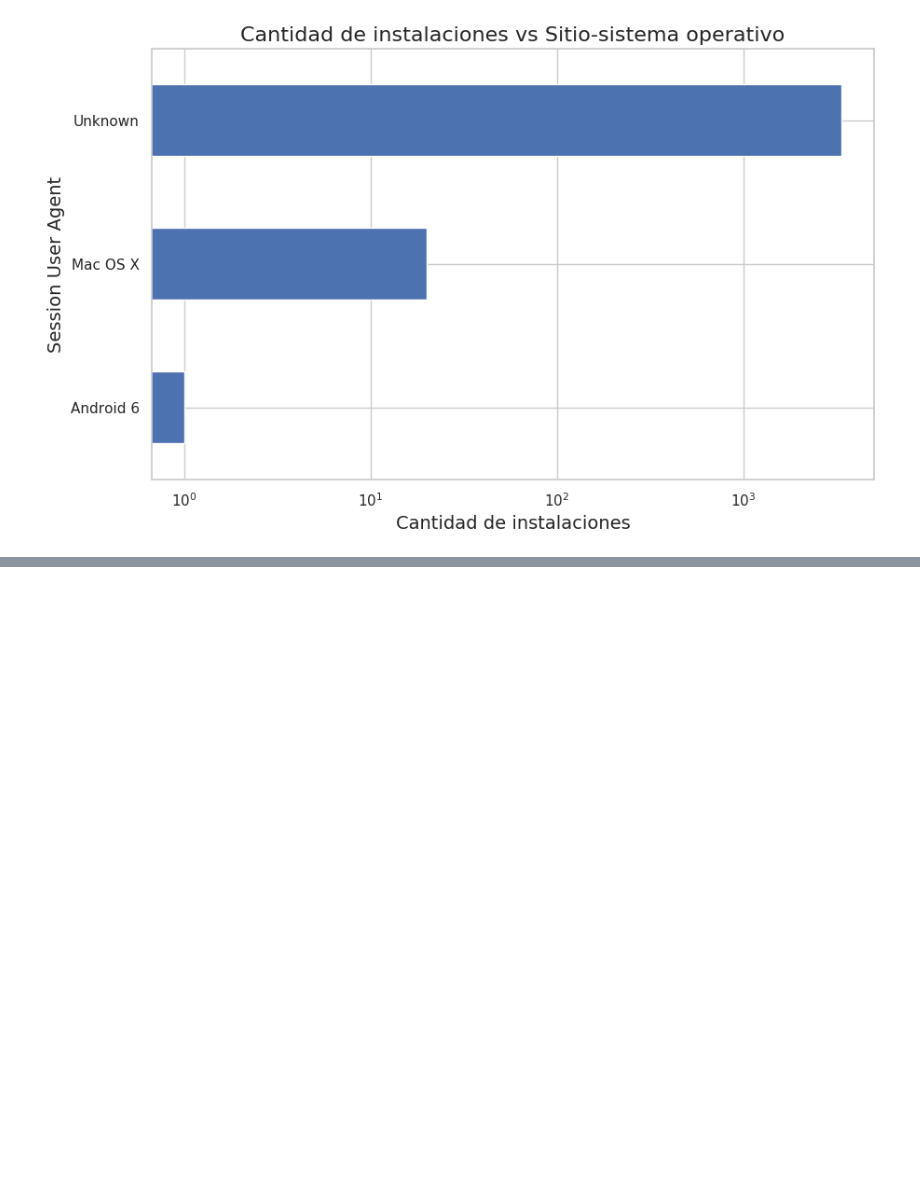
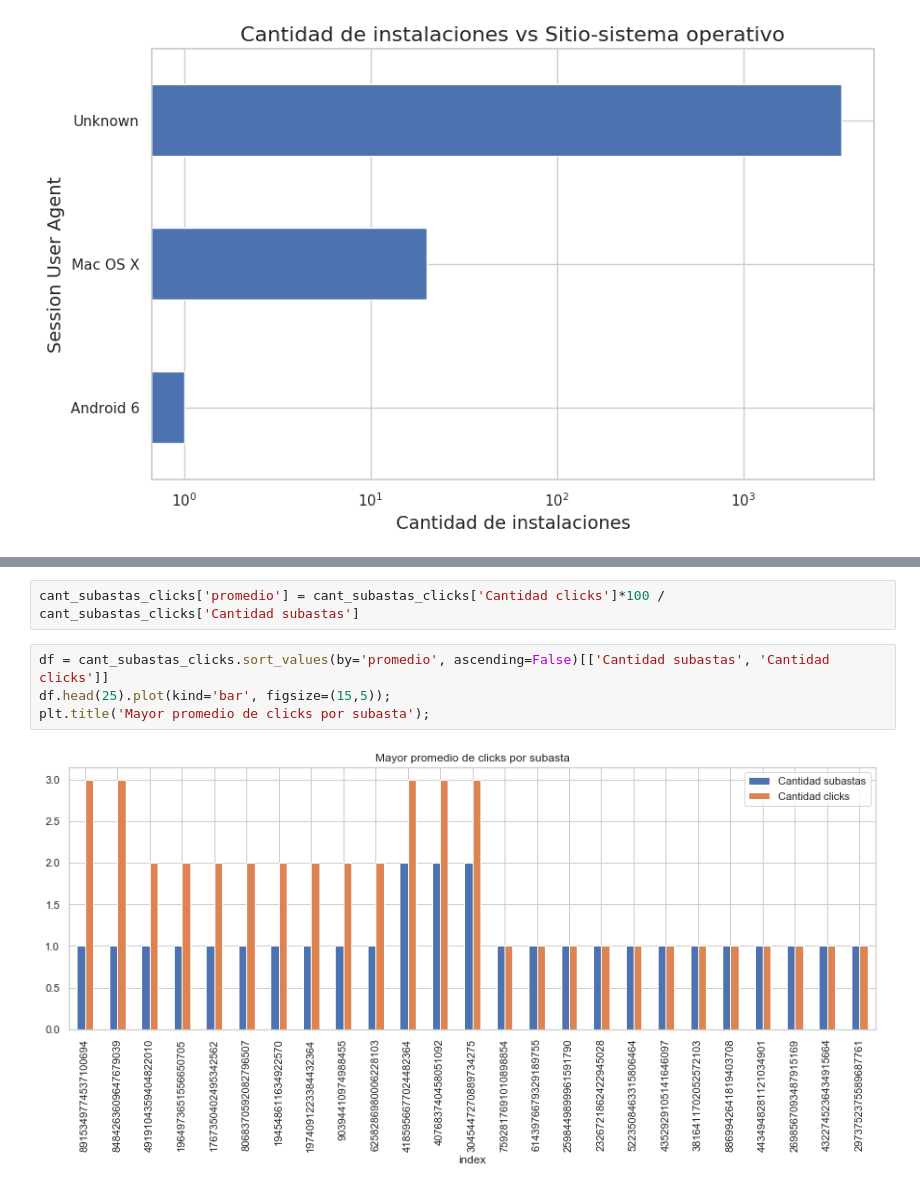
Before and after one commit to alepenaa94/Datos_2019, a Jupyter notebook: Notebook/TP1_Análisis Exploratorio.ipynb, the cells around one changed output, grey strips where cells are left out. Cells and saved outputs as stored; diff of their text form; blank space fills up the shorter version.

```diff
--- a/Notebook/TP1_Análisis Exploratorio.ipynb
+++ b/Notebook/TP1_Análisis Exploratorio.ipynb
@@ -1010,0 +1066,8 @@ plt.title('Cantidad de instalaciones vs Sitio-sistema operativo',fontsize=16);
+# %%
+cant_subastas_clicks['promedio'] = cant_subastas_clicks['Cantidad clicks']*100 / cant_subastas_clicks['Cantidad subastas']
+# %%
+df = cant_subastas_clicks.sort_values(by='promedio', ascending=False)[['Cantidad subastas', 'Cantidad clicks']]
+df.head(25).plot(kind='bar', figsize=(15,5));
+plt.title('Mayor promedio de clicks por subasta');
+# %% [output]
+[figure, added]
```
Also changed, not shown: parts of 8 cells of this notebook.
